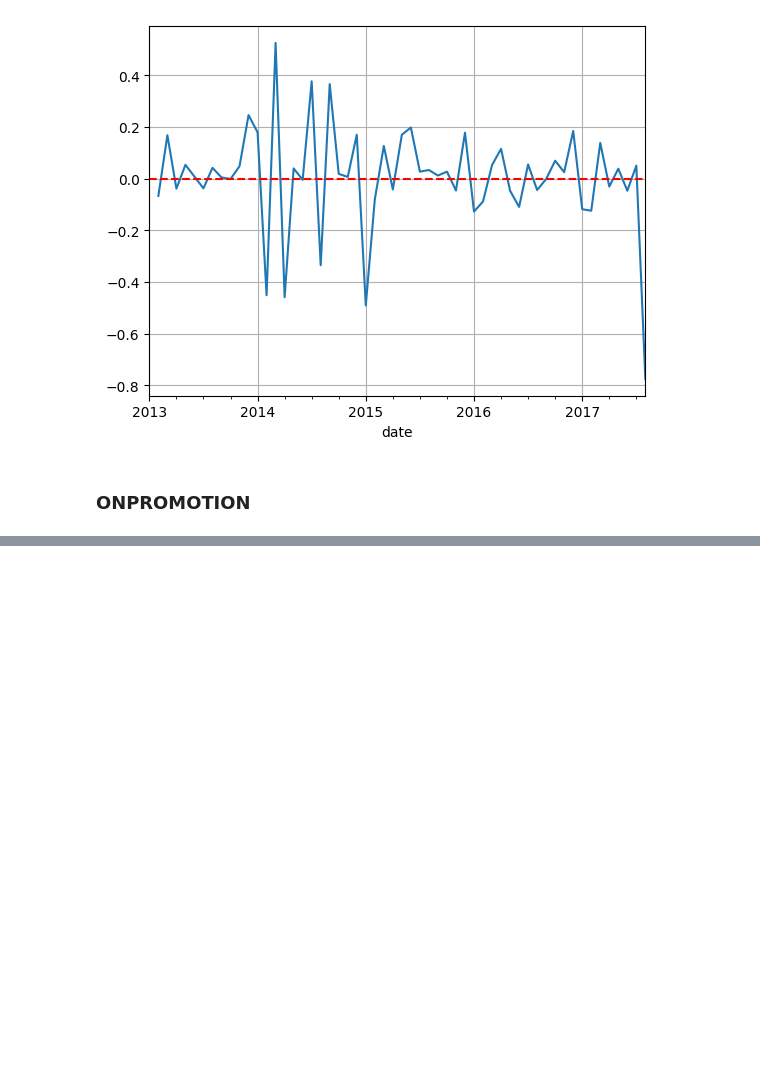
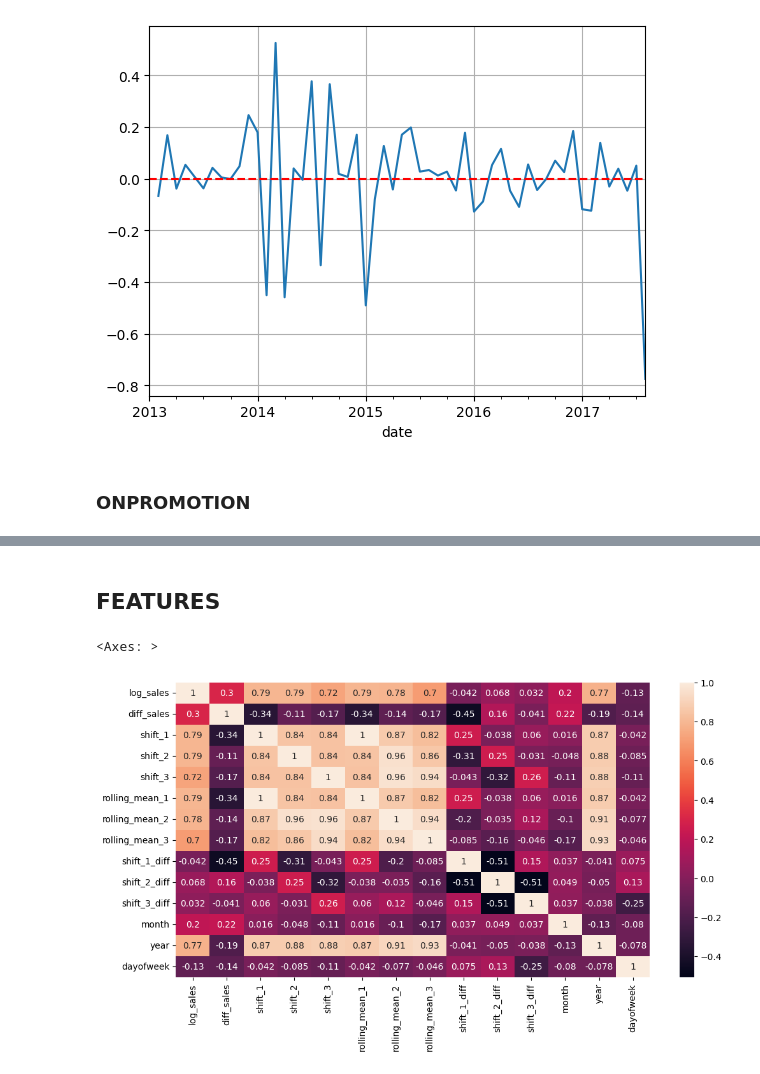
Before and after one commit to Humberto1212-salazar/Modelo-Forecasting, a Jupyter notebook: notebook/silver.ipynb, the cells around one changed output, grey strips where cells are left out. Saved outputs shown, nothing was run; the diff lists cells and outputs as text; code cells hidden in the pictures; blank space fills up the shorter version.

```diff
--- a/notebook/silver.ipynb
+++ b/notebook/silver.ipynb
@@ -247,0 +289,25 @@ monthly_2=monthly.drop(columns="diff_sales").copy()
+# %% [markdown]
+## FEATURES
+# %%
+def features():
+    monthly["shift_1"]=monthly["log_sales"].shift(1)
+    monthly["shift_2"]=monthly["log_sales"].shift(2)
+    monthly["shift_3"]=monthly["log_sales"].shift(3)
+    monthly["rolling_mean_1"]=monthly["log_sales"].shift(1).rolling(1).mean()
+    monthly["rolling_mean_2"]=monthly["log_sales"].shift(2).rolling(2).mean()
+    monthly["rolling_mean_3"]=monthly["log_sales"].shift(3).rolling(3).mean()
+    monthly["shift_1_diff"]=monthly["diff_sales"].shift(1)
+    monthly["shift_2_diff"]=monthly["diff_sales"].shift(2)
+    monthly["shift_3_diff"]=monthly["diff_sales"].shift(3)
+    monthly["month"]=monthly.index.month
+    monthly["year"]=monthly.index.year
+    monthly["dayofweek"]=monthly.index.dayofweek
+    return monthly
+
+monthly = features()
+
+plt.figure(figsize=(12,6))
+sns.heatmap(monthly.select_dtypes(include="number").corr(),annot=True)
+# %% [output]
+<Axes: >
+[figure, added]
```
Also changed, not shown: parts of 7 cells of this notebook, 3 other files.
